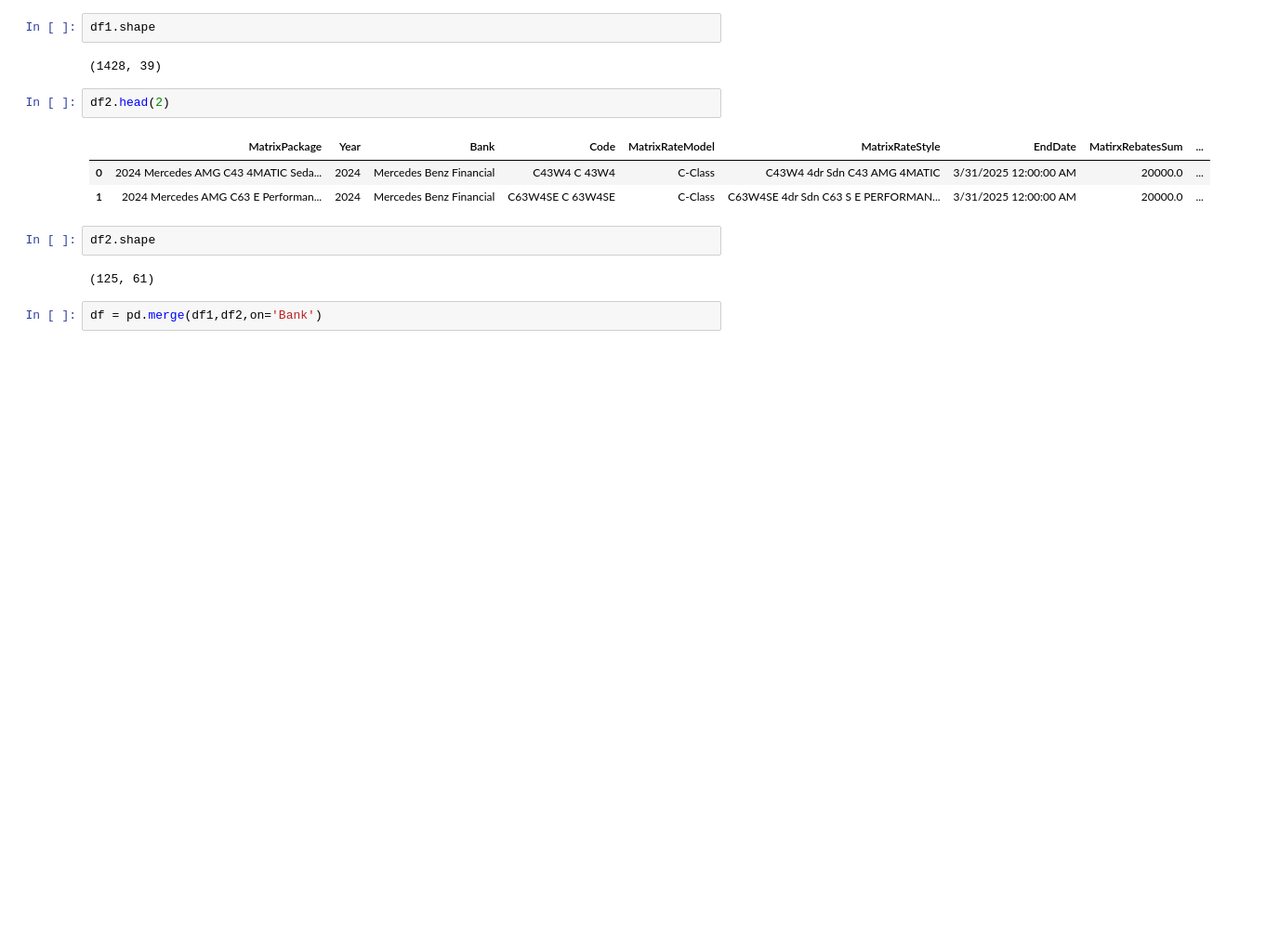
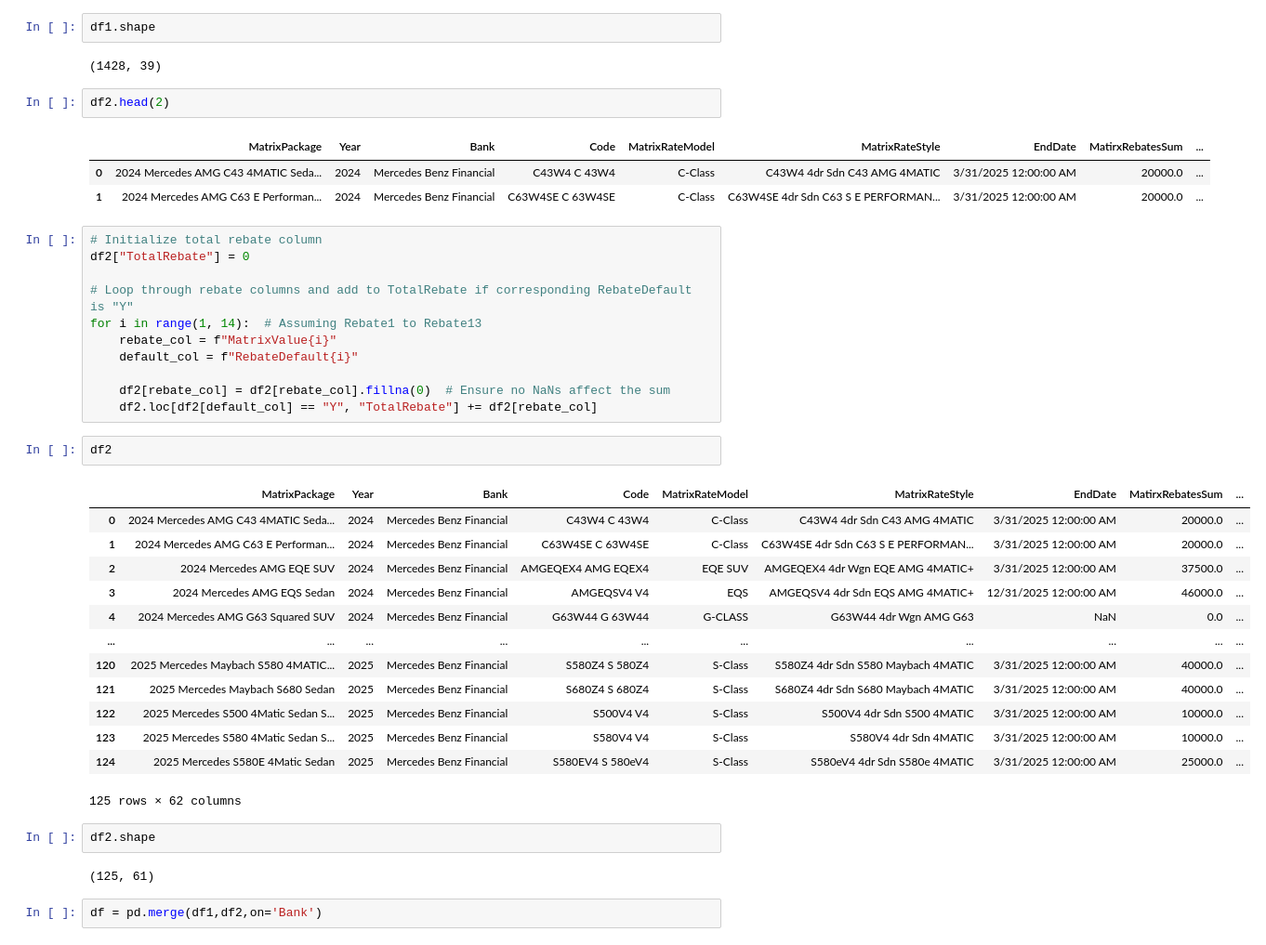
Before and after one commit to favasmfsm/montage, a Jupyter notebook: notebook/Untitled1.ipynb, the cells around one changed output. Shown at 93% size. Cells and saved outputs as stored; diff of their text form; blank space fills up the shorter version.

Commit message:
rebate add

```diff
--- a/notebook/Untitled1.ipynb
+++ b/notebook/Untitled1.ipynb
@@ -53,6 +53,33 @@ df2.head(2)
 |  | MatrixPackage | Year | Bank | Code | MatrixRateModel | MatrixRateStyle | EndDate | MatirxRebatesSum | ... |
 | 0 | 2024 Mercedes AMG C43 4MATIC Seda... | 2024 | Mercedes Benz Financial | C43W4 C 43W4 | C-Class | C43W4 4dr Sdn C43 AMG 4MATIC | 3/31/2025 12:00:00 AM | 20000.0 | ... |
 | 1 | 2024 Mercedes AMG C63 E Performan... | 2024 | Mercedes Benz Financial | C63W4SE C 63W4SE | C-Class | C63W4SE 4dr Sdn C63 S E PERFORMAN... | 3/31/2025 12:00:00 AM | 20000.0 | ... |
+# %%
+# Initialize total rebate column
+df2["TotalRebate"] = 0
+
+# Loop through rebate columns and add to TotalRebate if corresponding RebateDefault is "Y"
+for i in range(1, 14):  # Assuming Rebate1 to Rebate13
+    rebate_col = f"MatrixValue{i}"
+    default_col = f"RebateDefault{i}"
+
+    df2[rebate_col] = df2[rebate_col].fillna(0)  # Ensure no NaNs affect the sum
+    df2.loc[df2[default_col] == "Y", "TotalRebate"] += df2[rebate_col]
+# %%
+df2
+# %% [output]
+|  | MatrixPackage | Year | Bank | Code | MatrixRateModel | MatrixRateStyle | EndDate | MatirxRebatesSum | ... |
+| 0 | 2024 Mercedes AMG C43 4MATIC Seda... | 2024 | Mercedes Benz Financial | C43W4 C 43W4 | C-Class | C43W4 4dr Sdn C43 AMG 4MATIC | 3/31/2025 12:00:00 AM | 20000.0 | ... |
+| 1 | 2024 Mercedes AMG C63 E Performan... | 2024 | Mercedes Benz Financial | C63W4SE C 63W4SE | C-Class | C63W4SE 4dr Sdn C63 S E PERFORMAN... | 3/31/2025 12:00:00 AM | 20000.0 | ... |
+| 2 | 2024 Mercedes AMG EQE SUV | 2024 | Mercedes Benz Financial | AMGEQEX4 AMG EQEX4 | EQE SUV | AMGEQEX4 4dr Wgn EQE AMG 4MATIC+ | 3/31/2025 12:00:00 AM | 37500.0 | ... |
+| 3 | 2024 Mercedes AMG EQS Sedan | 2024 | Mercedes Benz Financial | AMGEQSV4 V4 | EQS | AMGEQSV4 4dr Sdn EQS AMG 4MATIC+ | 12/31/2025 12:00:00 AM | 46000.0 | ... |
+| 4 | 2024 Mercedes AMG G63 Squared SUV | 2024 | Mercedes Benz Financial | G63W44 G 63W44 | G-CLASS | G63W44 4dr Wgn AMG G63 | NaN | 0.0 | ... |
+| ... | ... | ... | ... | ... | ... | ... | ... | ... | ... |
+| 120 | 2025 Mercedes Maybach S580 4MATIC... | 2025 | Mercedes Benz Financial | S580Z4 S 580Z4 | S-Class | S580Z4 4dr Sdn S580 Maybach 4MATIC | 3/31/2025 12:00:00 AM | 40000.0 | ... |
+| 121 | 2025 Mercedes Maybach S680 Sedan | 2025 | Mercedes Benz Financial | S680Z4 S 680Z4 | S-Class | S680Z4 4dr Sdn S680 Maybach 4MATIC | 3/31/2025 12:00:00 AM | 40000.0 | ... |
+| 122 | 2025 Mercedes S500 4Matic Sedan S... | 2025 | Mercedes Benz Financial | S500V4 V4 | S-Class | S500V4 4dr Sdn S500 4MATIC | 3/31/2025 12:00:00 AM | 10000.0 | ... |
+| 123 | 2025 Mercedes S580 4Matic Sedan S... | 2025 | Mercedes Benz Financial | S580V4 V4 | S-Class | S580V4 4dr Sdn 4MATIC | 3/31/2025 12:00:00 AM | 10000.0 | ... |
+| 124 | 2025 Mercedes S580E 4Matic Sedan | 2025 | Mercedes Benz Financial | S580EV4 S 580eV4 | S-Class | S580eV4 4dr Sdn S580e 4MATIC | 3/31/2025 12:00:00 AM | 25000.0 | ... |
+125 rows × 62 columns
 # %%
 df2.shape
 # %% [output]
```
Also changed, not shown: parts of 4 cells of this notebook, 2 other files.
